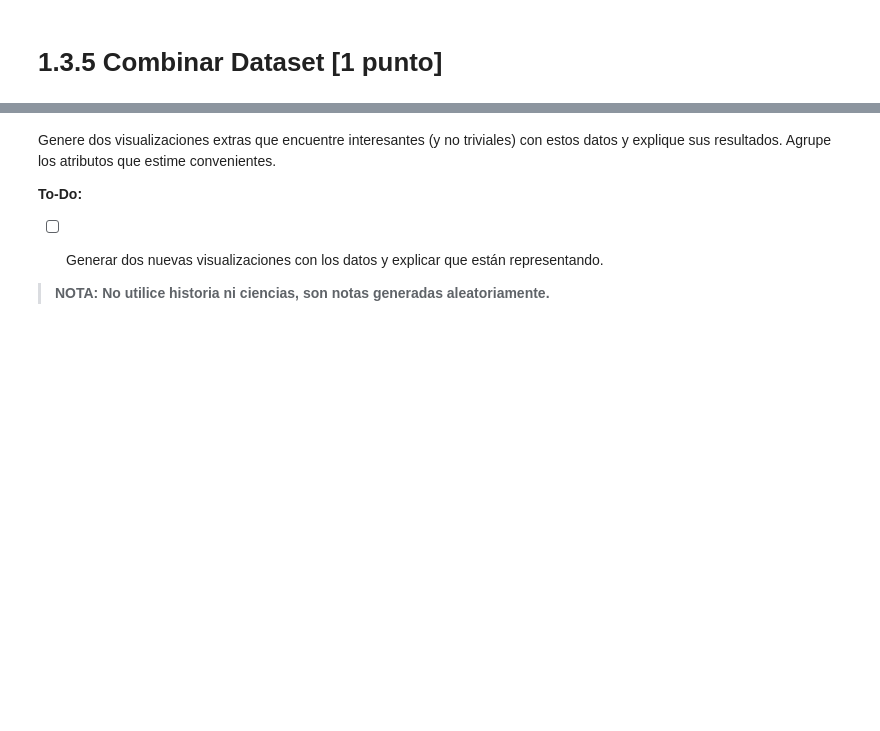
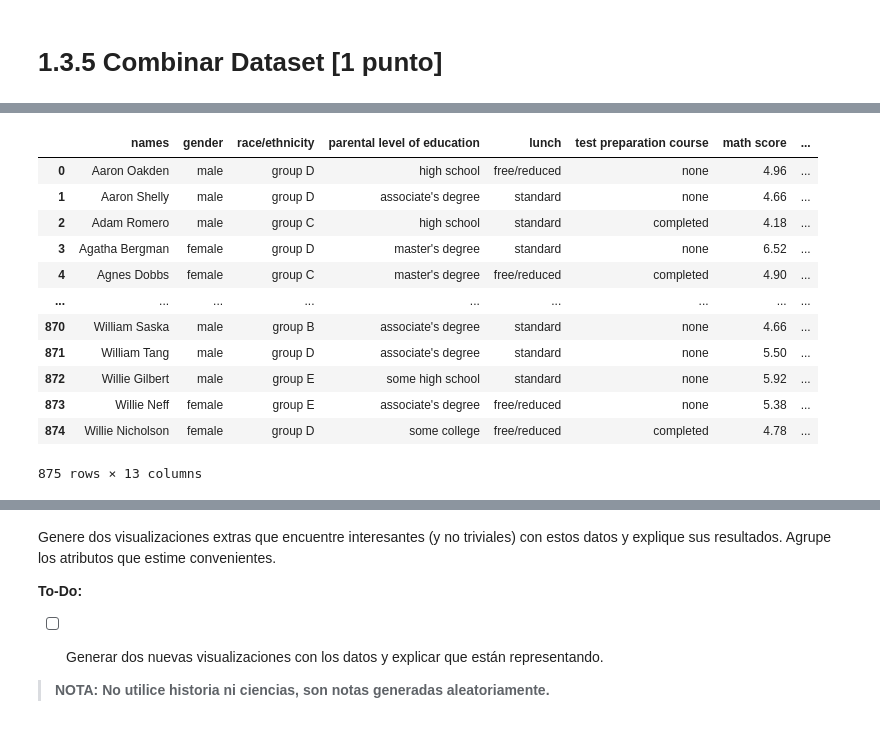
Before and after one commit to JoseSaffie/MDS7202-1-Primavera-2023, a Jupyter notebook: Laboratorios/Lab 5/Laboratorio5_enunciado.ipynb, the cells around one changed output, grey strips where cells are left out. Cells and saved outputs as stored; diff of their text form; code cells hidden in the pictures; blank space fills up the shorter version.

```diff
--- a/Laboratorios/Lab 5/Laboratorio5_enunciado.ipynb
+++ b/Laboratorios/Lab 5/Laboratorio5_enunciado.ipynb
@@ -378,0 +471,30 @@ Ellipsis
+# %%
+# Unir con inner join
+
+inner_join = pd.merge(
+    left=df_grades3,
+    right=nuevos_grades,
+    on="names",
+    how="inner",
+    sort=True,
+)
+
+inner_join
+
+# El inner join en este caso va mostrar solo filas cuando existen la misma llave para ambos datos, osea si no hay match, el dato no va a
+# aparecer bajo ningun motivo, en este caso los other_grades contiene a todos los nombres de, students grades, asique al final va a
+# resultar en la misma tabla que el left join, ya que de los  875 que estan contenidos en los 1000.
+# %% [output]
+|  | names | gender | race/ethnicity | parental level of education | lunch | test preparation course | math score | ... |
+| 0 | Aaron Oakden | male | group D | high school | free/reduced | none | 4.96 | ... |
+| 1 | Aaron Shelly | male | group D | associate's degree | standard | none | 4.66 | ... |
+| 2 | Adam Romero | male | group C | high school | standard | completed | 4.18 | ... |
+| 3 | Agatha Bergman | female | group D | master's degree | standard | none | 6.52 | ... |
+| 4 | Agnes Dobbs | female | group C | master's degree | free/reduced | completed | 4.90 | ... |
+| ... | ... | ... | ... | ... | ... | ... | ... | ... |
+| 870 | William Saska | male | group B | associate's degree | standard | none | 4.66 | ... |
+| 871 | William Tang | male | group D | associate's degree | standard | none | 5.50 | ... |
+| 872 | Willie Gilbert | male | group E | some high school | standard | none | 5.92 | ... |
+| 873 | Willie Neff | female | group E | associate's degree | free/reduced | none | 5.38 | ... |
+| 874 | Willie Nicholson | female | group D | some college | free/reduced | completed | 4.78 | ... |
+875 rows × 13 columns
```
Also changed, not shown: parts of 8 cells of this notebook.
